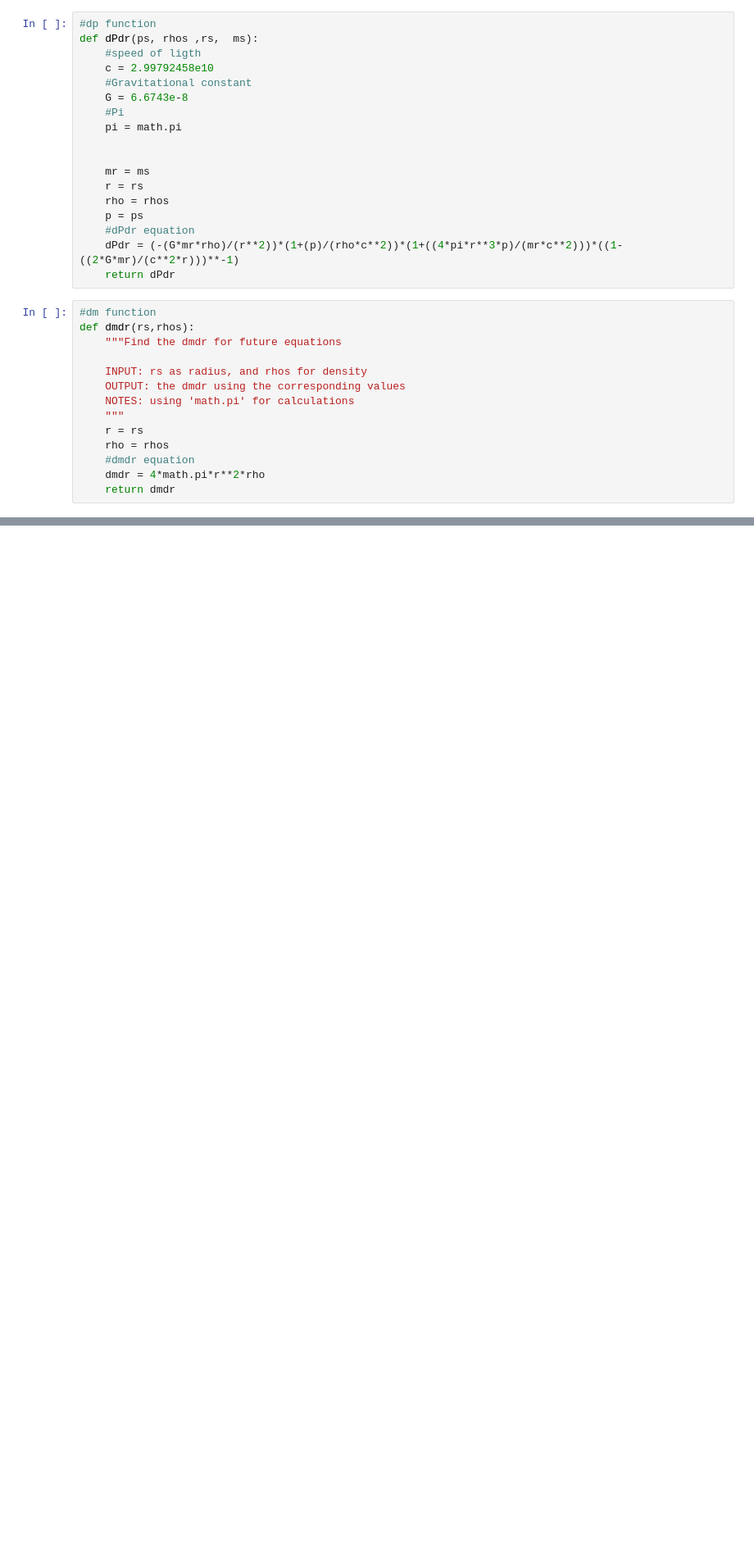
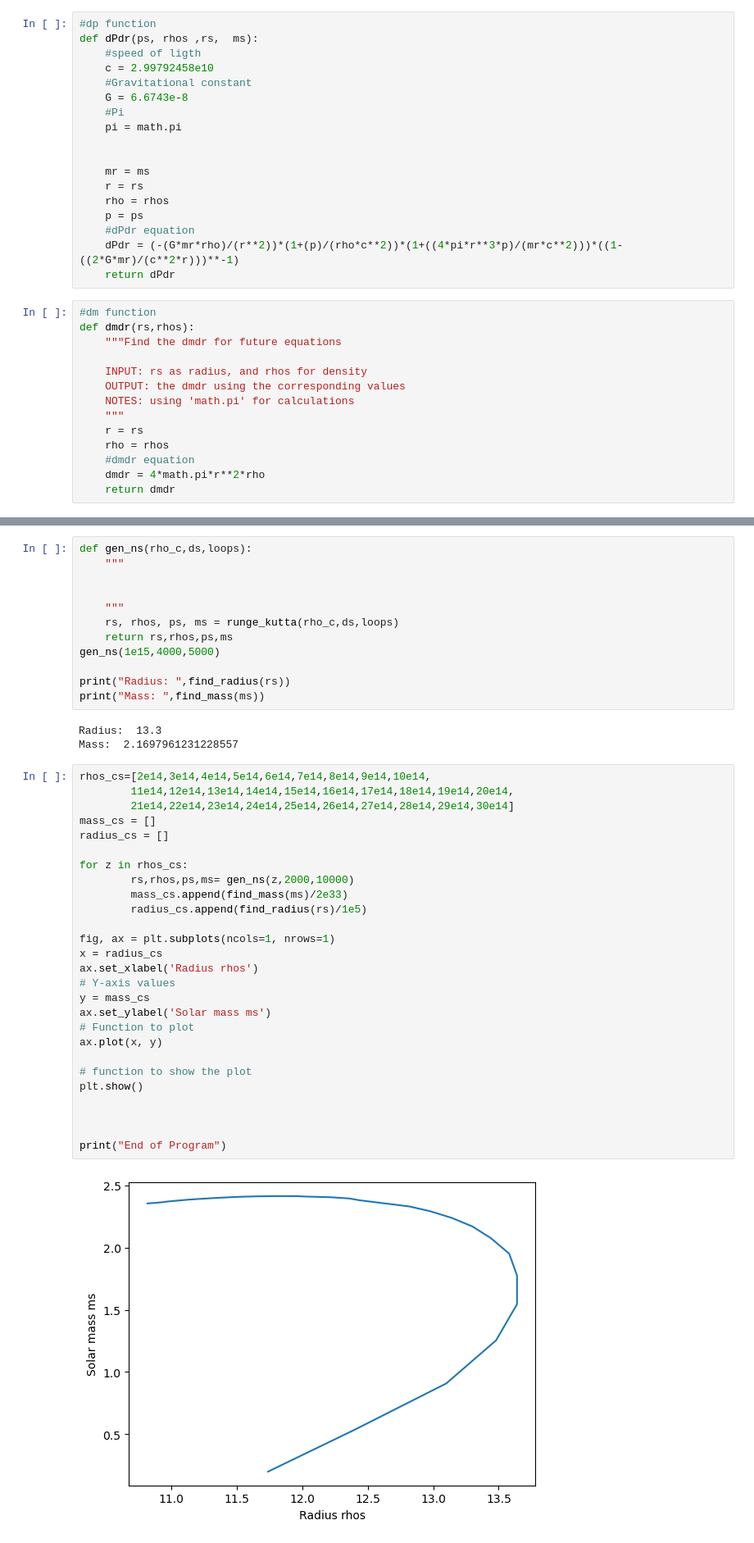
Before and after one commit to D7RV23/NS_SURP2024, a Jupyter notebook: week_2-3/neutron_star_week2.ipynb, the cells around one changed output, grey strips where cells are left out. Shown at 82% size. Saved outputs shown, nothing was run; the diff lists cells and outputs as text; blank space fills up the shorter version.

```diff
--- a/week_2-3/neutron_star_week2.ipynb
+++ b/week_2-3/neutron_star_week2.ipynb
@@ -384,0 +558,44 @@ find_mass(ms)
+# %%
+def gen_ns(rho_c,ds,loops):
+    """
+
+
+    """
+    rs, rhos, ps, ms = runge_kutta(rho_c,ds,loops)
+    return rs,rhos,ps,ms
+gen_ns(1e15,4000,5000)
+
+print("Radius: ",find_radius(rs))
+print("Mass: ",find_mass(ms))
+# %% [output]
+Radius:  13.3
+Mass:  2.1697961231228557
+# %%
+rhos_cs=[2e14,3e14,4e14,5e14,6e14,7e14,8e14,9e14,10e14,
+        11e14,12e14,13e14,14e14,15e14,16e14,17e14,18e14,19e14,20e14,
+        21e14,22e14,23e14,24e14,25e14,26e14,27e14,28e14,29e14,30e14]
+mass_cs = []
+radius_cs = []
+
+for z in rhos_cs:
+        rs,rhos,ps,ms= gen_ns(z,2000,10000)
+        mass_cs.append(find_mass(ms)/2e33)
+        radius_cs.append(find_radius(rs)/1e5)
+
+fig, ax = plt.subplots(ncols=1, nrows=1)
+x = radius_cs
+ax.set_xlabel('Radius rhos')
+# Y-axis values
+y = mass_cs
+ax.set_ylabel('Solar mass ms')
+# Function to plot
+ax.plot(x, y)
+
+# function to show the plot
+plt.show()
+
+
+
+print("End of Program")
+# %% [output]
+[figure, added]
```
Also changed, not shown: parts of 13 cells of this notebook, 1 other file.
